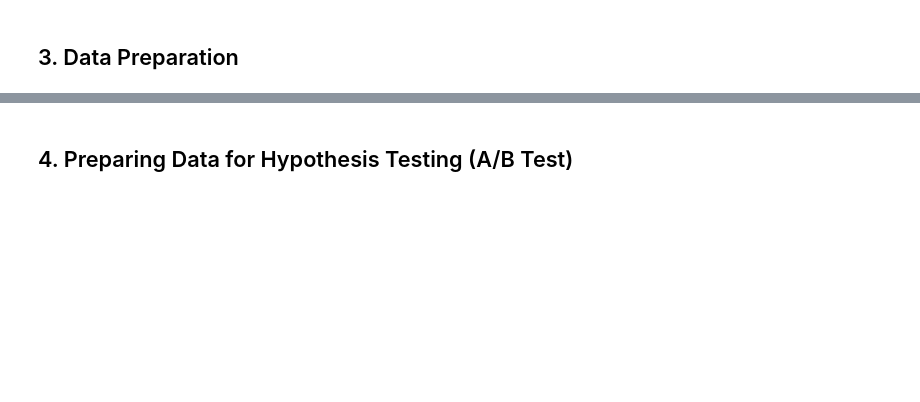
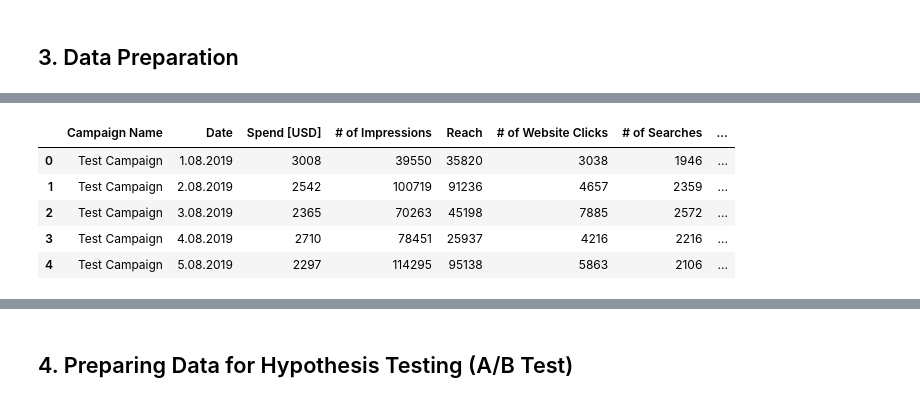
Before and after one commit to kvlrdhrs/DI-Bootcamp, a Jupyter notebook: Week9/Day5/Mini-Project1/AB-test-for-real-data-exercise.ipynb, the cells around one changed output, grey strips where cells are left out. Drawn from its saved outputs; the diff is of its cells as text; code cells hidden in the pictures; blank space fills up the shorter version.

```diff
--- a/Week9/Day5/Mini-Project1/AB-test-for-real-data-exercise.ipynb
+++ b/Week9/Day5/Mini-Project1/AB-test-for-real-data-exercise.ipynb
@@ -243,4 +258,13 @@ control, test = read_data()
 # %%
 #TODO : print what is test
+
+test.head()
+# %% [output]
+|  | Campaign Name | Date | Spend [USD] | # of Impressions | Reach | # of Website Clicks | # of Searches | ... |
+| 0 | Test Campaign | 1.08.2019 | 3008 | 39550 | 35820 | 3038 | 1946 | ... |
+| 1 | Test Campaign | 2.08.2019 | 2542 | 100719 | 91236 | 4657 | 2359 | ... |
+| 2 | Test Campaign | 3.08.2019 | 2365 | 70263 | 45198 | 7885 | 2572 | ... |
+| 3 | Test Campaign | 4.08.2019 | 2710 | 78451 | 25937 | 4216 | 2216 | ... |
+| 4 | Test Campaign | 5.08.2019 | 2297 | 114295 | 95138 | 5863 | 2106 | ... |
 # %%
 #TODO : check for null values in control
```
Also changed, not shown: parts of 24 cells of this notebook, 2 other files.
